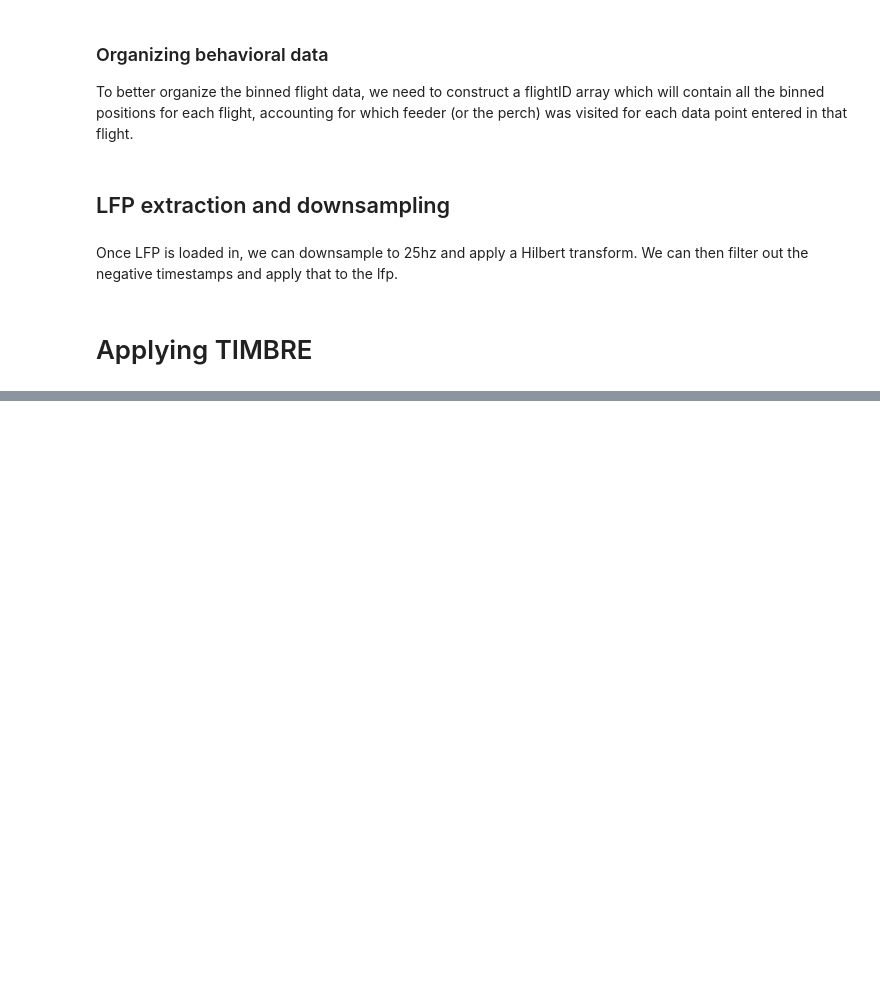
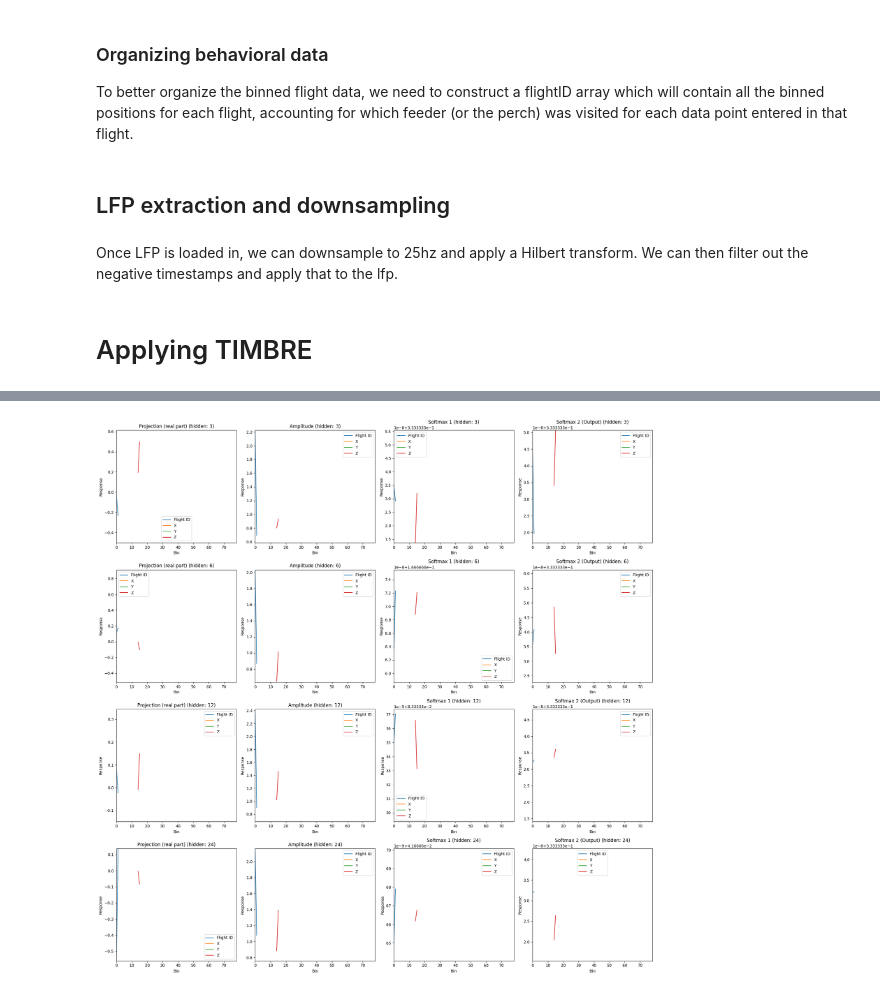
Before and after one commit to ben-toker/batTIMBRE, a Jupyter notebook: bat_TIMBRE.ipynb, the cells around one changed output, grey strips where cells are left out. Drawn from its saved outputs; the diff is of its cells as text; code cells hidden in the pictures; blank space fills up the shorter version.

Commit message:
managed to get output?

```diff
--- a/bat_TIMBRE.ipynb
+++ b/bat_TIMBRE.ipynb
@@ -152,3 +144,7 @@ Using timebin_labels, we can filter out the binned position data for each flight
 # %% [markdown]
 ### Organizing behavioral data
 To better organize the binned flight data, we need to construct a flightID array which will contain all the binned positions for each flight, accounting for which feeder (or the perch) was visited for each data point entered in that flight.
+# %%
+# Usage
+from bat.helpers_bat import get_flightID_modified
+flightID = get_flightID_modified(session, binned_pos, valid_indices, lfp_timestamps_decimated_bins, pos_timestamps)
@@ -164,10 +162,10 @@ print(f"Type of lfp_data_2: {type(lfp_data_2)}, Shape of lfp_data_2: {lfp_data_2
 
 n_channels = lfp_data_1.shape[0] #same # of channels for lfp_data_1 and lfp_data_2 (change if not the case)
 # %%
-
+from rat.get_data import get_LFP_from_mat
 # bat LFP data sampled at 2500 Hz
-lfp_bat_1 = get_data.get_LFP_from_mat(lfp_data_1,n_channels,2500)
-lfp_bat_2 = get_data.get_LFP_from_mat(lfp_data_2,n_channels,2500)
+lfp_bat_1 = get_LFP_from_mat(lfp_data_1,n_channels,2500)
+lfp_bat_2 = get_LFP_from_mat(lfp_data_2,n_channels,2500)
 
 lfp_bat_combined = np.concatenate((lfp_bat_1, lfp_bat_2), axis=1)
 # %%
@@ -182,3 +180,6 @@ LFPs.shape
 # %%
 LFPs = LFPs[lfp_indices]
 LFPs.shape
+# %%
+LFPs = LFPs[:-1]
+LFPs.shape
@@ -241,0 +190,54 @@ for i in range(axs.shape[0]):
+# %%
+from matplotlib import pyplot as plt
+from TIMBRE import TIMBRE
+from bat.helpers_bat import *
+from rat.helpers import safe_accumarray
+import numpy as np
+
+fig, axs = plt.subplots(4, 4, figsize=(20, 20))  # Increased figure size for better visibility
+
+n_folds = 5
+which_fold = 0
+num_samples_at_end = 5  # Number of samples at the end of each flight to use for classification
+
+test_inds, train_inds = test_train_bat(flightID, n_folds, which_fold, num_samples_at_end)
+wLFPs, _, _ = helpers.whiten(LFPs, train_inds)
+
+n_bins = 20
+# Bin the 3D positions
+pos_binned = helpers.group_by_pos(flightID[:, 2:5], n_bins, train_inds)  # Using X, Y, Z positions
+
+# Combine flight ID with position
+flight_and_pos_binned = np.column_stack([flightID[:, 0], pos_binned])
+flight_and_pos_binned = np.clip(flight_and_pos_binned, 0, None).astype(int)
+
+titles = ['Projection (real part)', 'Amplitude', 'Softmax 1', 'Softmax 2 (Output)']
+dimensions = ['Flight ID', 'X', 'Y', 'Z']
+
+for i in range(axs.shape[0]):
+    print(f"Training network {i + 1} of {axs.shape[0]} (hidden layer size {3 * 2 ** i})")
+    m, _, _ = TIMBRE(wLFPs, flightID[:, 1], test_inds, train_inds, hidden_nodes=3 * 2**i, learn_rate=0.001, is_categorical=True, verbosity=1)
+
+    for j in range(axs.shape[1]):
+        p = helpers.layer_output(wLFPs[test_inds], m, j)
+        if j == 0:
+            p = p[:, :p.shape[1] // 2]  # just get real component for complex-valued output
+
+        axs[i, j].set_title(f"{titles[j]} (hidden: {3 * 2**i})")
+
+        for dim in range(4):  # For Flight ID, X, Y, Z
+            binned_data = safe_accumarray(flight_and_pos_binned[test_inds, dim], p)
+            axs[i, j].plot(binned_data.mean(axis=1), label=dimensions[dim])
+
+        axs[i, j].legend()
+        axs[i, j].autoscale(enable=True, axis='both', tight=True)
+        axs[i, j].set_xlabel('Bin')
+        axs[i, j].set_ylabel('Response')
+
+print("flight_and_pos_binned range:", flight_and_pos_binned.min(), flight_and_pos_binned.max())
+print("test_inds range:", test_inds.min(), test_inds.max())
+print("p shape:", p.shape)
+
+plt.tight_layout()
+plt.show()
+# %% [output]
@@ -241,0 +261 @@ for i in range(axs.shape[0]):
+[figure, added]
```
Also changed, not shown: parts of 9 cells of this notebook, 4 other files.
